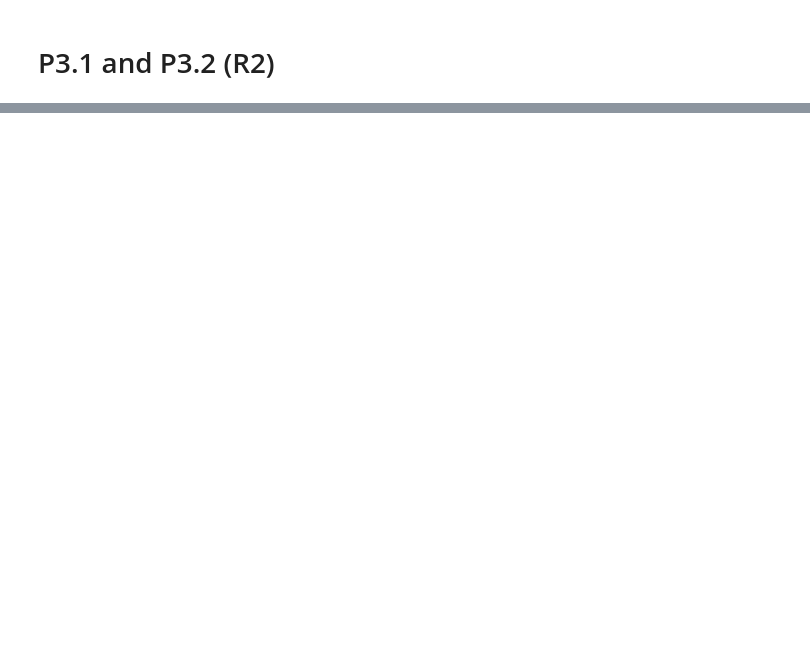
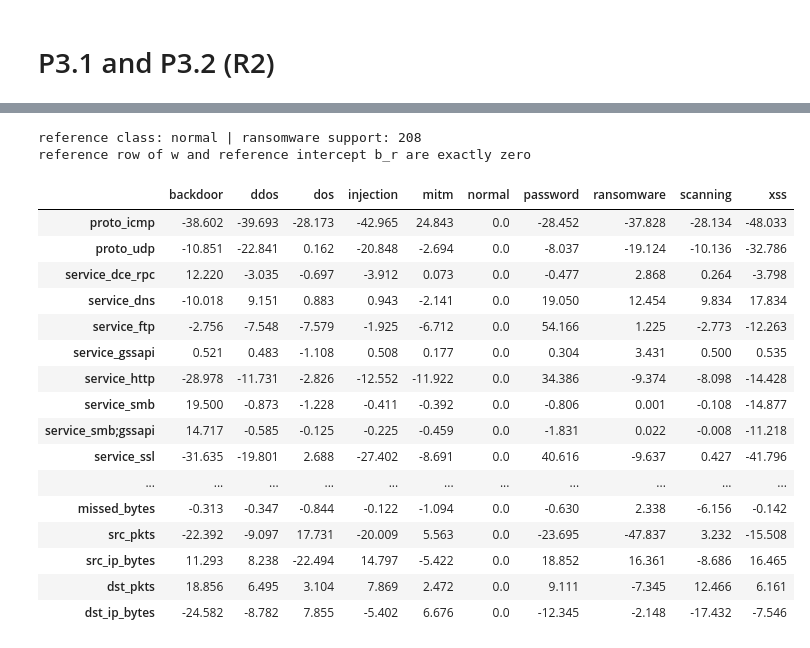
Before and after one commit to lxmfran/Practice_ML, a Jupyter notebook: notebooks/p3_cyber.ipynb, the cells around one changed output, grey strips where cells are left out. Cells and saved outputs as stored; diff of their text form; code cells hidden in the pictures; blank space fills up the shorter version.

```diff
--- a/notebooks/p3_cyber.ipynb
+++ b/notebooks/p3_cyber.ipynb
@@ -25,0 +869,67 @@ Primary metric: **macro F1**, on the canonical `cyber_folds.csv` assignment.
+# %%
+# Look up the codes of "normal" and "ransomware" by their names
+REFERENCE_CLASS = None
+RANSOMWARE = None
+for code in CLASS_NAMES:
+    if CLASS_NAMES[code] == "normal":
+        REFERENCE_CLASS = code
+    if CLASS_NAMES[code] == "ransomware":
+        RANSOMWARE = code
+
+# Name of the reference class, to use in titles and sentences
+REFERENCE_NAME = CLASS_NAMES[REFERENCE_CLASS]
+
+# Number of ransomware rows
+RANSOMWARE_SUPPORT = (y_true == RANSOMWARE).sum()
+print("reference class:", REFERENCE_NAME, "| ransomware support:", RANSOMWARE_SUPPORT)
+
+# Stored parameterisation: one row of coefficients per class
+beta = final_lr.coef_
+# Stored intercepts: one per class
+alpha = final_lr.intercept_
+
+# Position of the reference class inside the rows of coef_
+r_pos = list(final_lr.classes_).index(REFERENCE_CLASS)
+
+# Reference-class parameterisation: subtract the reference row from every row
+w = beta - beta[r_pos]
+# Same for the intercepts
+b = alpha - alpha[r_pos]
+
+# Stop the notebook if the reference row is not all zeros
+assert np.all(w[r_pos] == 0)
+# Stop the notebook if the reference intercept is not zero
+assert b[r_pos] == 0
+print("reference row of w and reference intercept b_r are exactly zero")
+
+# Column names produced by the preprocessor
+long_names = final_model.named_steps["prep"].get_feature_names_out()
+
+# Keep only the part after "__"
+names = []
+for name in long_names:
+    names.append(name.split("__")[-1])
+
+# Table of differenced coefficients: rows = predictors, columns = classes
+coef_diff = pd.DataFrame(w.T, index = names, columns = class_names)
+display(coef_diff.round(3))
+# %% [output]
+reference class: normal | ransomware support: 208
+reference row of w and reference intercept b_r are exactly zero
+|  | backdoor | ddos | dos | injection | mitm | normal | password | ransomware | scanning | xss |
+| proto_icmp | -38.602 | -39.693 | -28.173 | -42.965 | 24.843 | 0.0 | -28.452 | -37.828 | -28.134 | -48.033 |
+| proto_udp | -10.851 | -22.841 | 0.162 | -20.848 | -2.694 | 0.0 | -8.037 | -19.124 | -10.136 | -32.786 |
+| service_dce_rpc | 12.220 | -3.035 | -0.697 | -3.912 | 0.073 | 0.0 | -0.477 | 2.868 | 0.264 | -3.798 |
+| service_dns | -10.018 | 9.151 | 0.883 | 0.943 | -2.141 | 0.0 | 19.050 | 12.454 | 9.834 | 17.834 |
+| service_ftp | -2.756 | -7.548 | -7.579 | -1.925 | -6.712 | 0.0 | 54.166 | 1.225 | -2.773 | -12.263 |
+| service_gssapi | 0.521 | 0.483 | -1.108 | 0.508 | 0.177 | 0.0 | 0.304 | 3.431 | 0.500 | 0.535 |
+| service_http | -28.978 | -11.731 | -2.826 | -12.552 | -11.922 | 0.0 | 34.386 | -9.374 | -8.098 | -14.428 |
+| service_smb | 19.500 | -0.873 | -1.228 | -0.411 | -0.392 | 0.0 | -0.806 | 0.001 | -0.108 | -14.877 |
+| service_smb;gssapi | 14.717 | -0.585 | -0.125 | -0.225 | -0.459 | 0.0 | -1.831 | 0.022 | -0.008 | -11.218 |
+| service_ssl | -31.635 | -19.801 | 2.688 | -27.402 | -8.691 | 0.0 | 40.616 | -9.637 | 0.427 | -41.796 |
+| ... | ... | ... | ... | ... | ... | ... | ... | ... | ... | ... |
+| missed_bytes | -0.313 | -0.347 | -0.844 | -0.122 | -1.094 | 0.0 | -0.630 | 2.338 | -6.156 | -0.142 |
+| src_pkts | -22.392 | -9.097 | 17.731 | -20.009 | 5.563 | 0.0 | -23.695 | -47.837 | 3.232 | -15.508 |
+| src_ip_bytes | 11.293 | 8.238 | -22.494 | 14.797 | -5.422 | 0.0 | 18.852 | 16.361 | -8.686 | 16.465 |
+| dst_pkts | 18.856 | 6.495 | 3.104 | 7.869 | 2.472 | 0.0 | 9.111 | -7.345 | 12.466 | 6.161 |
+| dst_ip_bytes | -24.582 | -8.782 | 7.855 | -5.402 | 6.676 | 0.0 | -12.345 | -2.148 | -17.432 | -7.546 |
```
Also changed, not shown: parts of 71 cells of this notebook, 4 other files.
